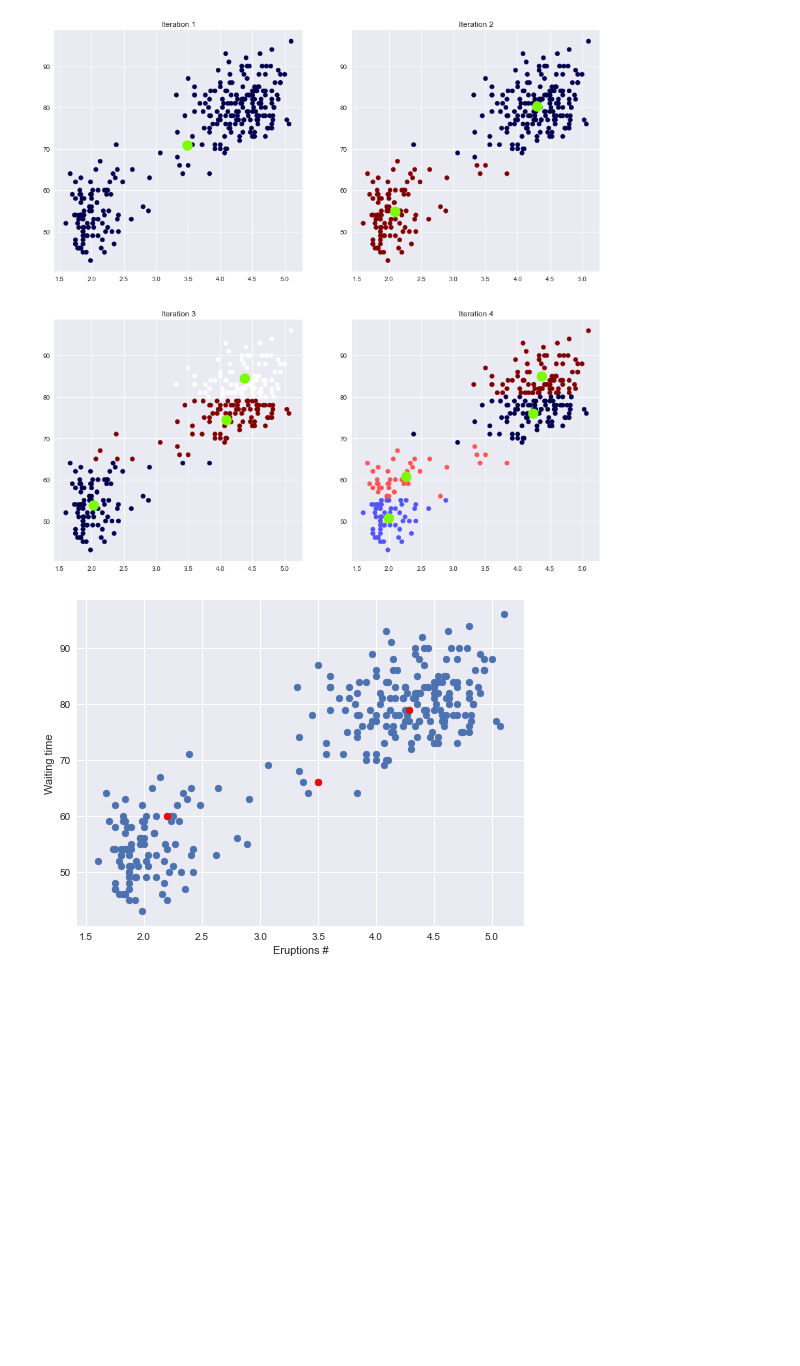
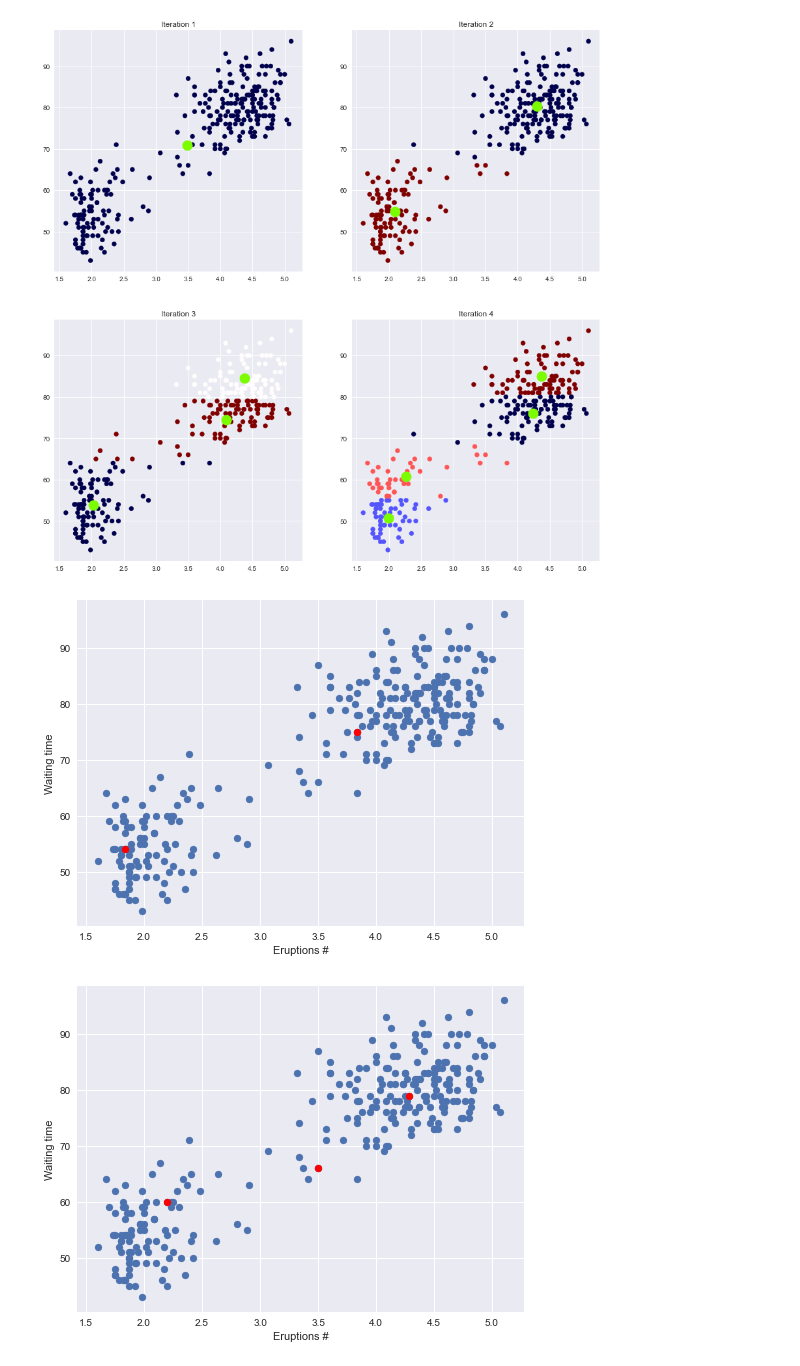
Before and after one commit to KelviNe1/Homework3, a Jupyter notebook: IS733_HW3/faithful_hw3.ipynb, the cells around one changed output. Cells and saved outputs as stored; diff of their text form; code cells hidden in the pictures; blank space fills up the shorter version.

```diff
--- a/IS733_HW3/faithful_hw3.ipynb
+++ b/IS733_HW3/faithful_hw3.ipynb
@@ -299,6 +298,18 @@ for i in range(4): # up to 4 intentional randomizations
         second=0
 # %% [output]
 [figure]
+# %%
+#Centroids picked at random:
+k=2
+plt.figure(figsize=(8,6))
+Centroids = (X.sample(n=k))
+plt.scatter(X['eruptions'],X['waiting'])
+plt.scatter(Centroids['eruptions'],Centroids['waiting'],c='red')
+plt.xlabel('Eruptions #')
+plt.ylabel('Waiting time')
+plt.show()
+# %% [output]
+[figure, added]
 # %%
 #Centroids picked at random:
 k=3
```
Also changed, not shown: parts of 3 cells of this notebook.
